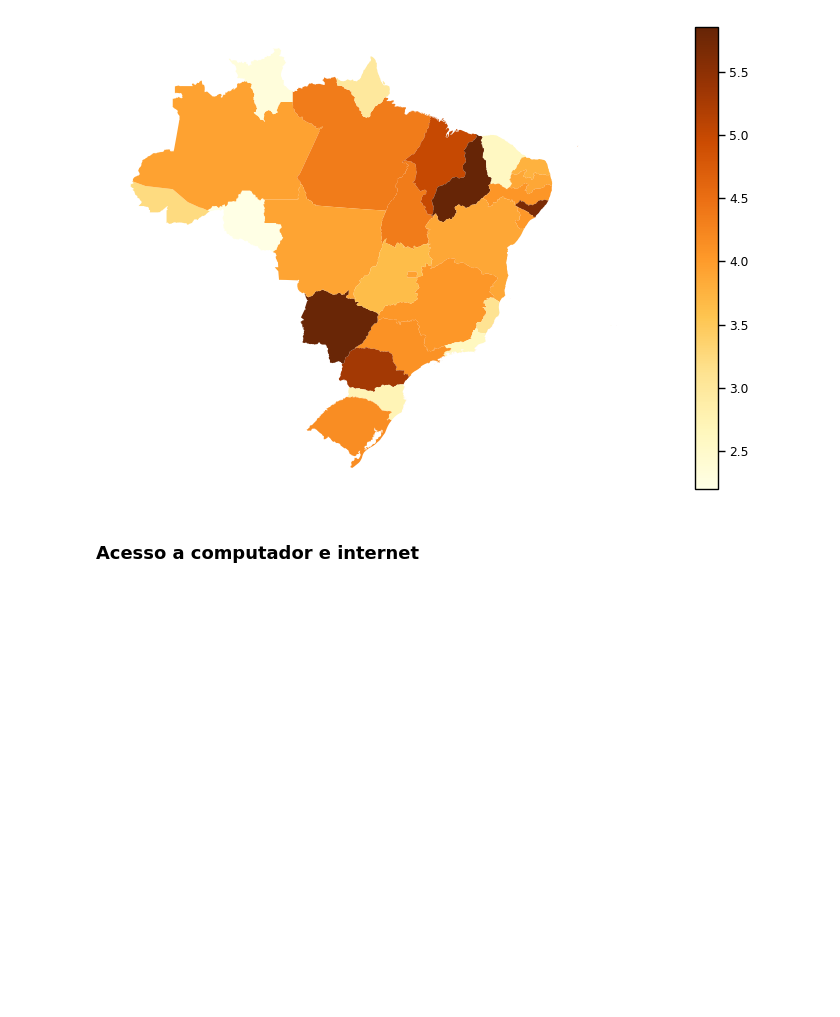
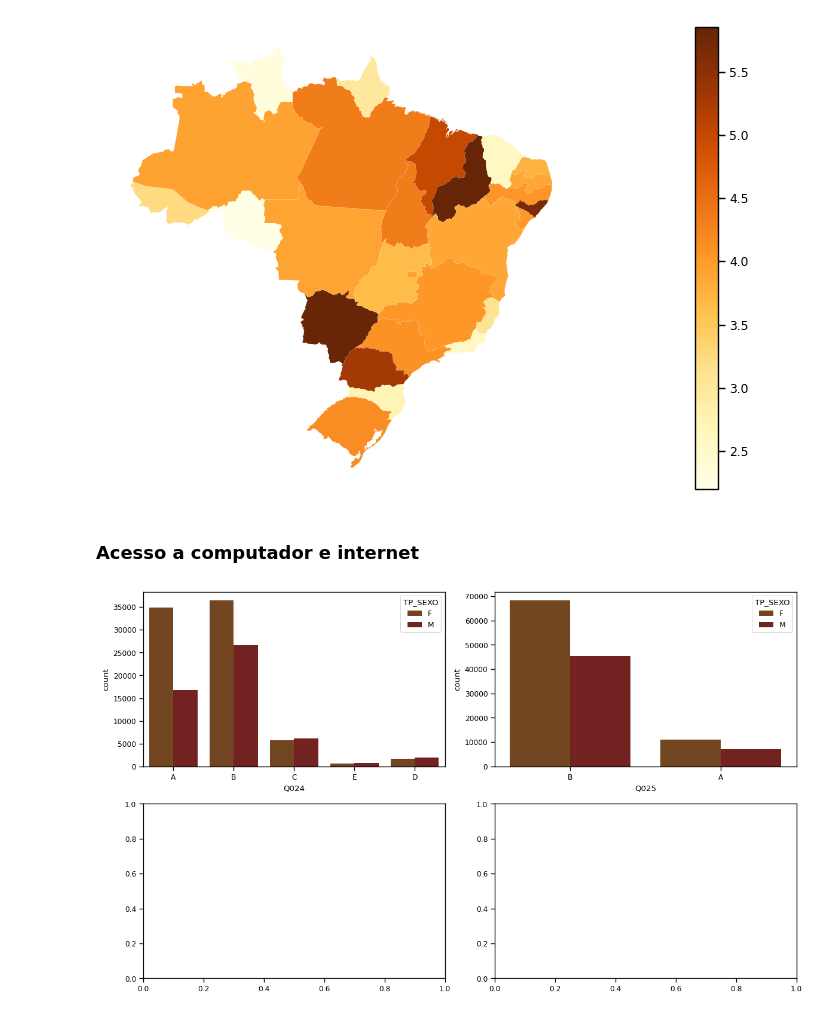
Before and after one commit to MonikeG/Semantix_Academy_Projeto_Final, a Jupyter notebook: Analise_Exploratoria_Dados_EDA.ipynb, the cells around one changed output. Cells and saved outputs as stored; diff of their text form; code cells hidden in the pictures; blank space fills up the shorter version.

```diff
--- a/Analise_Exploratoria_Dados_EDA.ipynb
+++ b/Analise_Exploratoria_Dados_EDA.ipynb
@@ -266,3 +289,10 @@ ax = Brasil.plot(figsize=(14,6),
 [figure]
 # %% [markdown]
 ### Acesso a computador e internet
+# %%
+f, axs = plt.subplots(2, 2, figsize=(12, 7))
+sns.countplot(data=participantes_40, x='Q024', hue="TP_SEXO", ax=axs[0,0])
+sns.countplot(data=participantes_40, x='Q025', hue="TP_SEXO", ax=axs[0,1])
+f.tight_layout()
+# %% [output]
+[figure, added]
```
Also changed, not shown: parts of 1 cell of this notebook.
